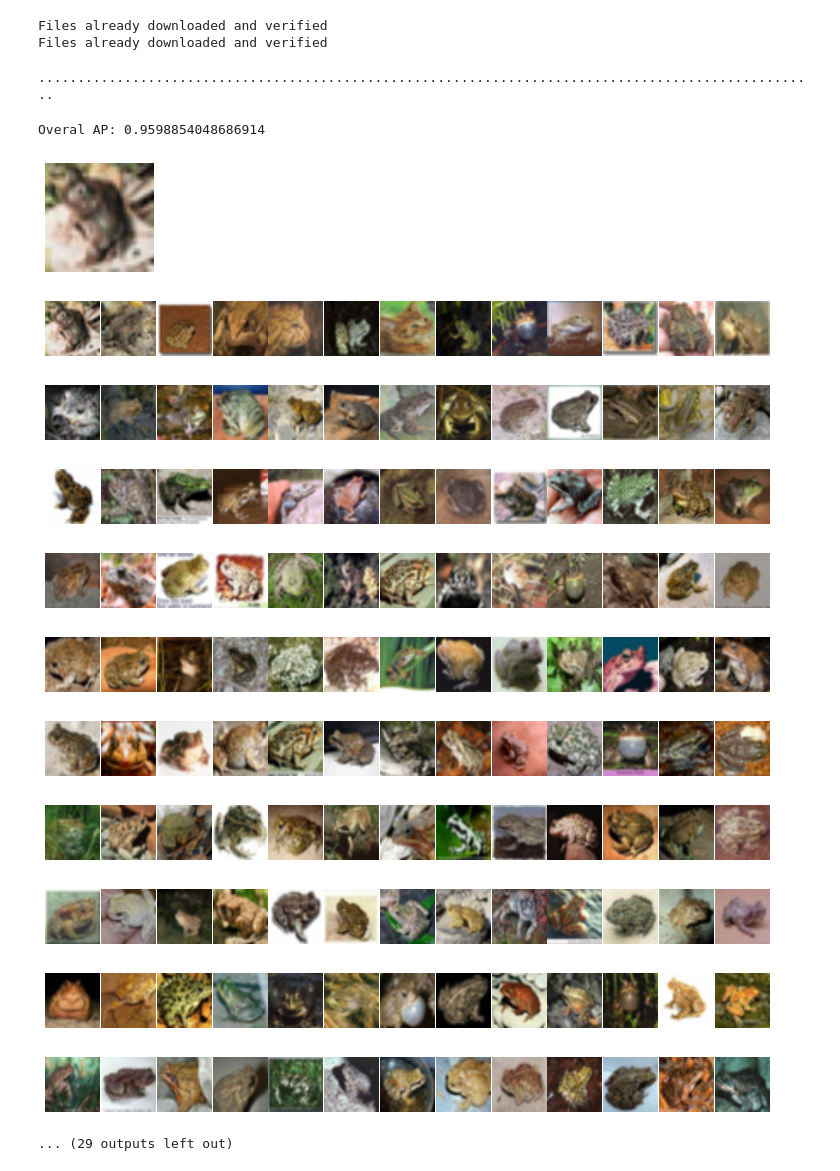
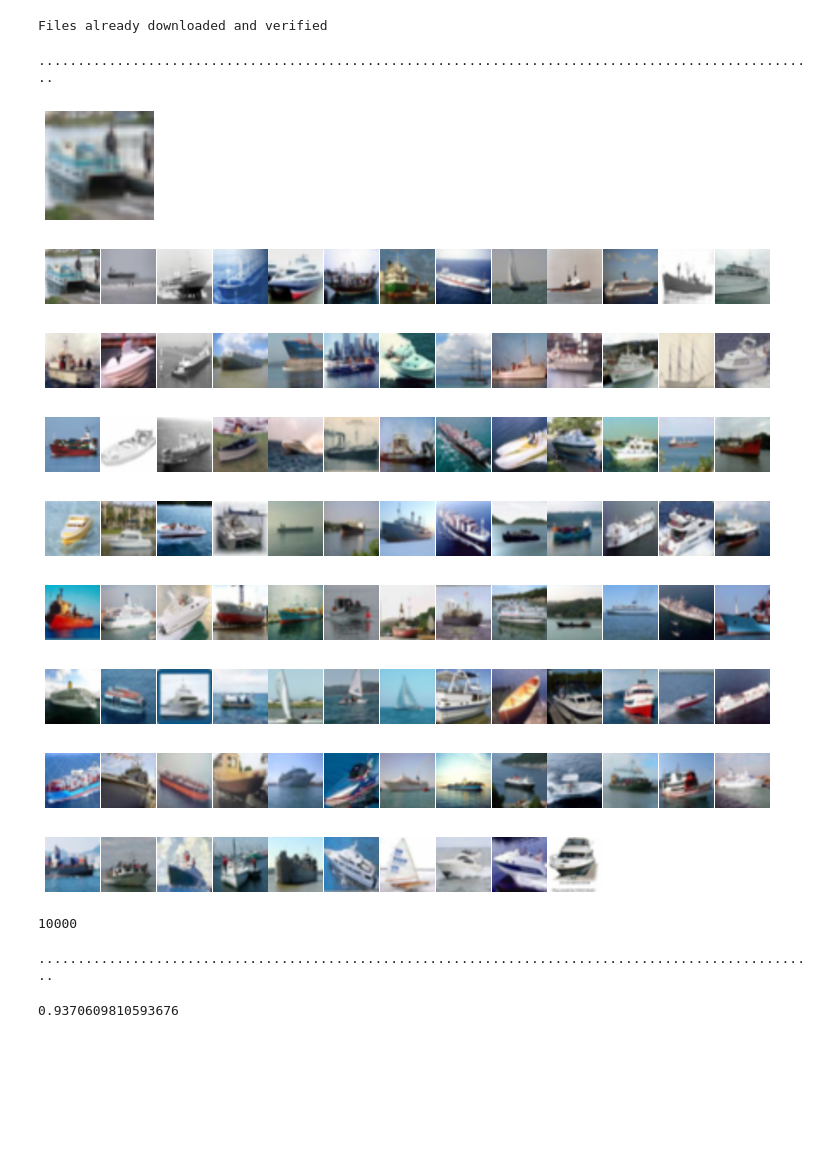
Before and after one commit to steve2917/pytorch_deephash, a Jupyter notebook: playNotebook.ipynb, the cells around one changed output. Drawn from its saved outputs; the diff is of its cells as text; code cells hidden in the pictures; blank space fills up the shorter version.

```diff
--- a/playNotebook.ipynb
+++ b/playNotebook.ipynb
@@ -199,10 +205,9 @@ def visualize(images, columns=10):
         i += 1
 # %%
 _loader = load_data()
-_loader_v = load_data(0)
+#_loader_v = load_data(0)
 # %% [output]
 Files already downloaded and verified
-Files already downloaded and verified
 # %%
 hash_list = int32_aggregate_output(_loader)
 # %% [output]
@@ -212,18 +217,18 @@ def test(pic_id, n):
     _r = n_most_relative(pic_id , hash_list, n)
     visualize(_r, 13)
 # %%
-test(pic_id=8545, n=500)
+test(pic_id=6569, n=100)
 # %% [output]
-Overal AP: 0.9598854048686914
-[figure, old version]
+[figure, new version]
-[figure, old version]
+[figure, new version]
-[figure, old version]
+[figure, new version]
-[figure, old version]
+[figure, new version]
-[figure, old version]
+[figure, new version]
-[figure, old version]
+[figure, new version]
-[figure, old version]
+[figure, new version]
-[figure, old version]
+[figure, new version]
-[figure, old version]
+[figure, new version]
-[figure, removed]
-[figure, removed]
-... (29 outputs left out)
+# %%
+len(hash_list)
+# %% [output]
+10000
@@ -229,0 +257,5 @@ Overal AP: 0.9598854048686914
+# %%
+mAP(hash_list, n = 500, m = 500)
+# %% [output]
+....................................................................................................
+0.9370609810593676
```
Also changed, not shown: parts of 5 cells of this notebook, 3 other files.
